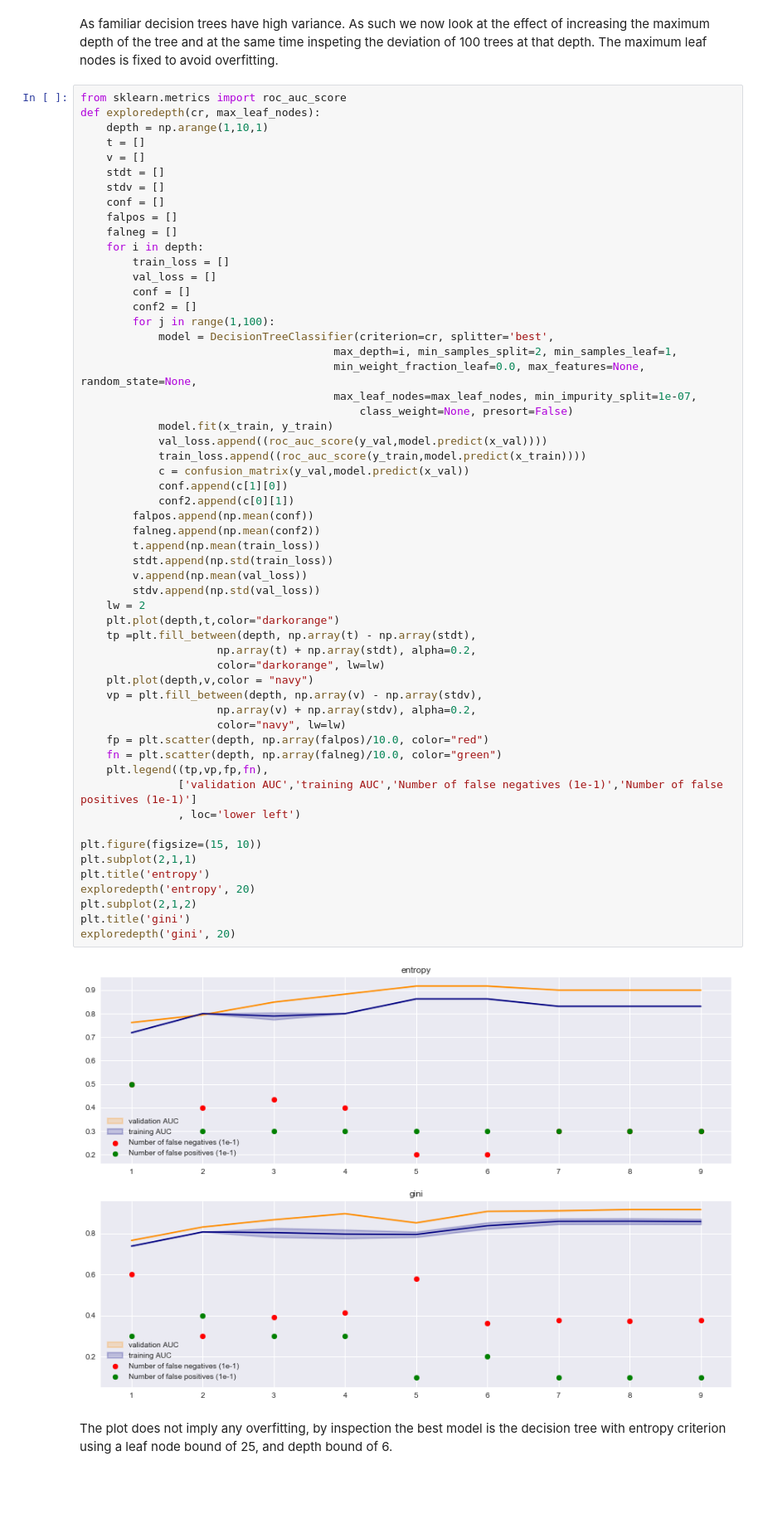
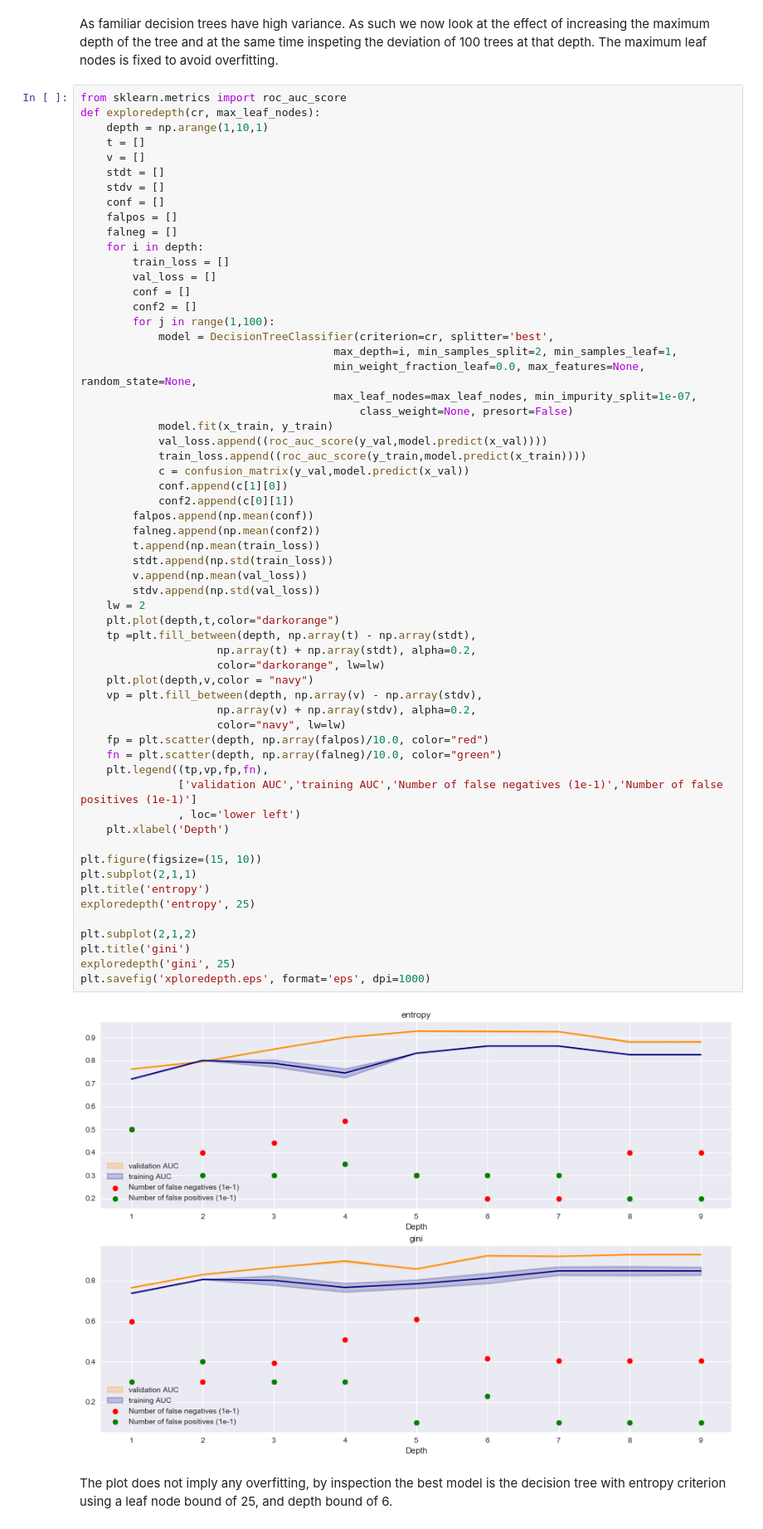
Before and after one commit to Tranhd/Diabetes-Classification, a Jupyter notebook: Model Selection.ipynb, the cells around one changed output. Shown at 83% size. Drawn from its saved outputs; the diff is of its cells as text; blank space fills up the shorter version.

```diff
--- a/Model Selection.ipynb
+++ b/Model Selection.ipynb
@@ -290,36 +285,39 @@ def exploredepth(cr, max_leaf_nodes):
             c = confusion_matrix(y_val,model.predict(x_val))
             conf.append(c[1][0])
             conf2.append(c[0][1])
         falpos.append(np.mean(conf))
         falneg.append(np.mean(conf2))
         t.append(np.mean(train_loss))
         stdt.append(np.std(train_loss))
         v.append(np.mean(val_loss))
         stdv.append(np.std(val_loss))
     lw = 2
     plt.plot(depth,t,color="darkorange")
     tp =plt.fill_between(depth, np.array(t) - np.array(stdt),
                      np.array(t) + np.array(stdt), alpha=0.2,
                      color="darkorange", lw=lw)
     plt.plot(depth,v,color = "navy")
     vp = plt.fill_between(depth, np.array(v) - np.array(stdv),
                      np.array(v) + np.array(stdv), alpha=0.2,
                      color="navy", lw=lw)
     fp = plt.scatter(depth, np.array(falpos)/10.0, color="red")
     fn = plt.scatter(depth, np.array(falneg)/10.0, color="green")
     plt.legend((tp,vp,fp,fn),
                ['validation AUC','training AUC','Number of false negatives (1e-1)','Number of false positives (1e-1)']
                , loc='lower left')
+    plt.xlabel('Depth')
 
 plt.figure(figsize=(15, 10))
 plt.subplot(2,1,1)
 plt.title('entropy')
-exploredepth('entropy', 20)
+exploredepth('entropy', 25)
+
 plt.subplot(2,1,2)
 plt.title('gini')
-exploredepth('gini', 20)
+exploredepth('gini', 25)
+plt.savefig('xploredepth.eps', format='eps', dpi=1000)
 # %% [output]
-[figure, old version]
+[figure, new version]
 # %% [markdown]
 The plot does not imply any overfitting, by inspection the best model is the decision tree with entropy criterion using a leaf node bound of 25, and depth bound of 6.
 # %% [markdown]
```
Also changed, not shown: parts of 12 cells of this notebook, 2 other files.
